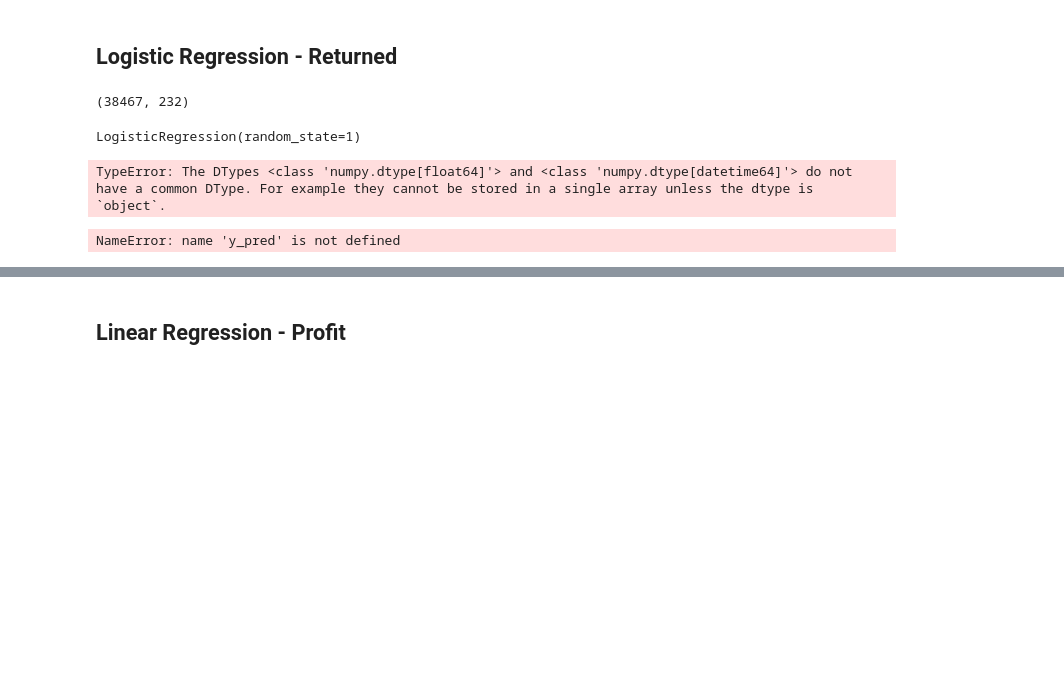
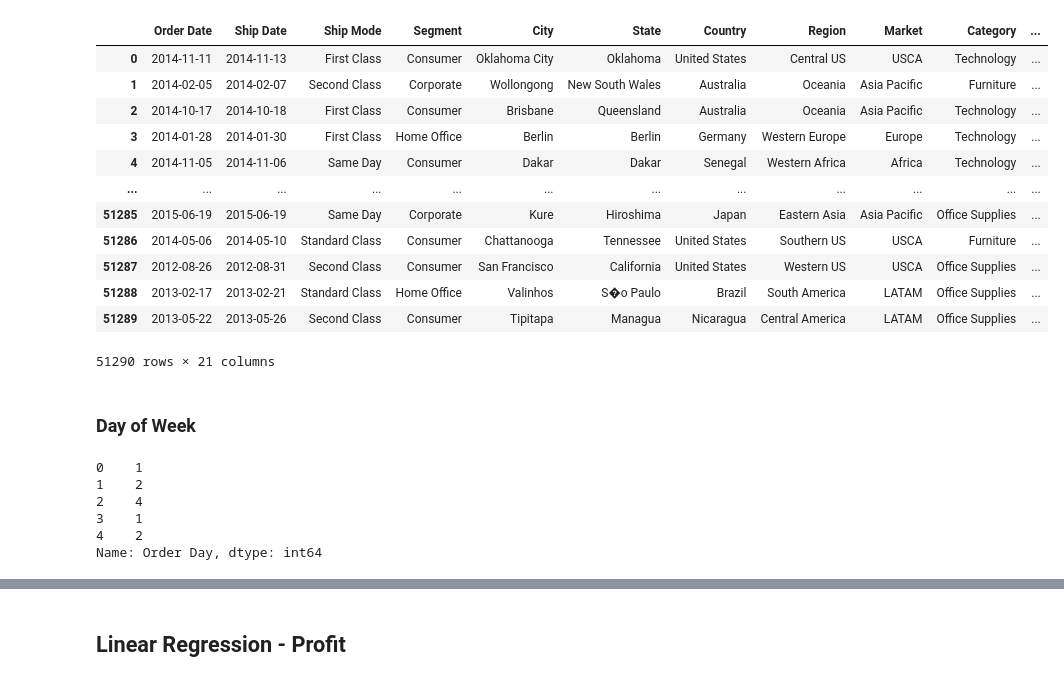
Before and after one commit to rachael-meinders/superstore, a Jupyter notebook: linear_logstic_regression.ipynb, the cells around one changed output, grey strips where cells are left out. Saved outputs shown, nothing was run; the diff lists cells and outputs as text; code cells hidden in the pictures; blank space fills up the shorter version.

Commit message:
add reworked regression

```diff
--- a/linear_logstic_regression.ipynb
+++ b/linear_logstic_regression.ipynb
@@ -28,6 +28,23 @@ ML_df
 # %%
 # Order & Ship Date to datetime
 ML_df['Order Date'] = pd.to_datetime(ML_df['Order Date'])
 ML_df['Ship Date'] = pd.to_datetime(ML_df['Ship Date'])
+
+# reset index & drop Order ID
+ML_df = ML_df.reset_index()
+ML_df = ML_df.drop(columns='Order ID')
+ML_df
+# %% [output]
+|  | Order Date | Ship Date | Ship Mode | Segment | City | State | Country | Region | Market | Category | ... |
+| 0 | 2014-11-11 | 2014-11-13 | First Class | Consumer | Oklahoma City | Oklahoma | United States | Central US | USCA | Technology | ... |
+| 1 | 2014-02-05 | 2014-02-07 | Second Class | Corporate | Wollongong | New South Wales | Australia | Oceania | Asia Pacific | Furniture | ... |
+| 2 | 2014-10-17 | 2014-10-18 | First Class | Consumer | Brisbane | Queensland | Australia | Oceania | Asia Pacific | Technology | ... |
+| 3 | 2014-01-28 | 2014-01-30 | First Class | Home Office | Berlin | Berlin | Germany | Western Europe | Europe | Technology | ... |
+| 4 | 2014-11-05 | 2014-11-06 | Same Day | Consumer | Dakar | Dakar | Senegal | Western Africa | Africa | Technology | ... |
+| ... | ... | ... | ... | ... | ... | ... | ... | ... | ... | ... | ... |
+| 51285 | 2015-06-19 | 2015-06-19 | Same Day | Corporate | Kure | Hiroshima | Japan | Eastern Asia | Asia Pacific | Office Supplies | ... |
+| 51286 | 2014-05-06 | 2014-05-10 | Standard Class | Consumer | Chattanooga | Tennessee | United States | Southern US | USCA | Furniture | ... |
+| 51287 | 2012-08-26 | 2012-08-31 | Second Class | Consumer | San Francisco | California | United States | Western US | USCA | Office Supplies | ... |
+| 51288 | 2013-02-17 | 2013-02-21 | Standard Class | Home Office | Valinhos | S�o Paulo | Brazil | South America | LATAM | Office Supplies | ... |
+| 51289 | 2013-05-22 | 2013-05-26 | Second Class | Consumer | Tipitapa | Managua | Nicaragua | Central America | LATAM | Office Supplies | ... |
+51290 rows × 21 columns
-# %% [markdown]
-## Logistic Regression - Returned
@@ -38,27 +50,0 @@ X = ML_df.drop(columns='Returned')
-# %%
-X_train, X_test, y_train, y_test = train_test_split(X,
-                                                    y,
-                                                    random_state=1,
-                                                    stratify=y)
-X_train.shape
-# %% [output]
-(38467, 232)
-# %%
-# import dependency & create logistic regression model
-from sklearn.linear_model import LogisticRegression
-classifier = LogisticRegression(solver='lbfgs', random_state=1)
-classifier
-# %% [output]
-LogisticRegression(random_state=1)
-# %%
-# train model with training data set
-classifier.fit(X_train, y_train)
-# %% [output]
-TypeError: The DTypes <class 'numpy.dtype[float64]'> and <class 'numpy.dtype[datetime64]'> do not have a common DType. For example they cannot be stored in a single array unless the dtype is `object`.
-# %%
-# make prediction and display predicted vs actual
-y_pred = classifier.predict(X_test)
-results = pd.DataFrame({"Prediction": y_pred, "Actual": y_test}).reset_index(drop=True)
-results.head(20)
-# %% [output]
-NameError: name 'y_pred' is not defined
@@ -68,0 +51,14 @@ accuracy_score(y_test, predictions)
+# %% [markdown]
+### Day of Week
+# %%
+# get day of week for order date
+# runs 0 - 6; 0=Monday, 6=Sunday
+ML_df['Order Day'] = ML_df['Order Date'].dt.dayofweek
+ML_df['Order Day'].head()
+# %% [output]
+0    1
+1    2
+2    4
+3    1
+4    2
+Name: Order Day, dtype: int64
```
Also changed, not shown: parts of 11 cells of this notebook.
